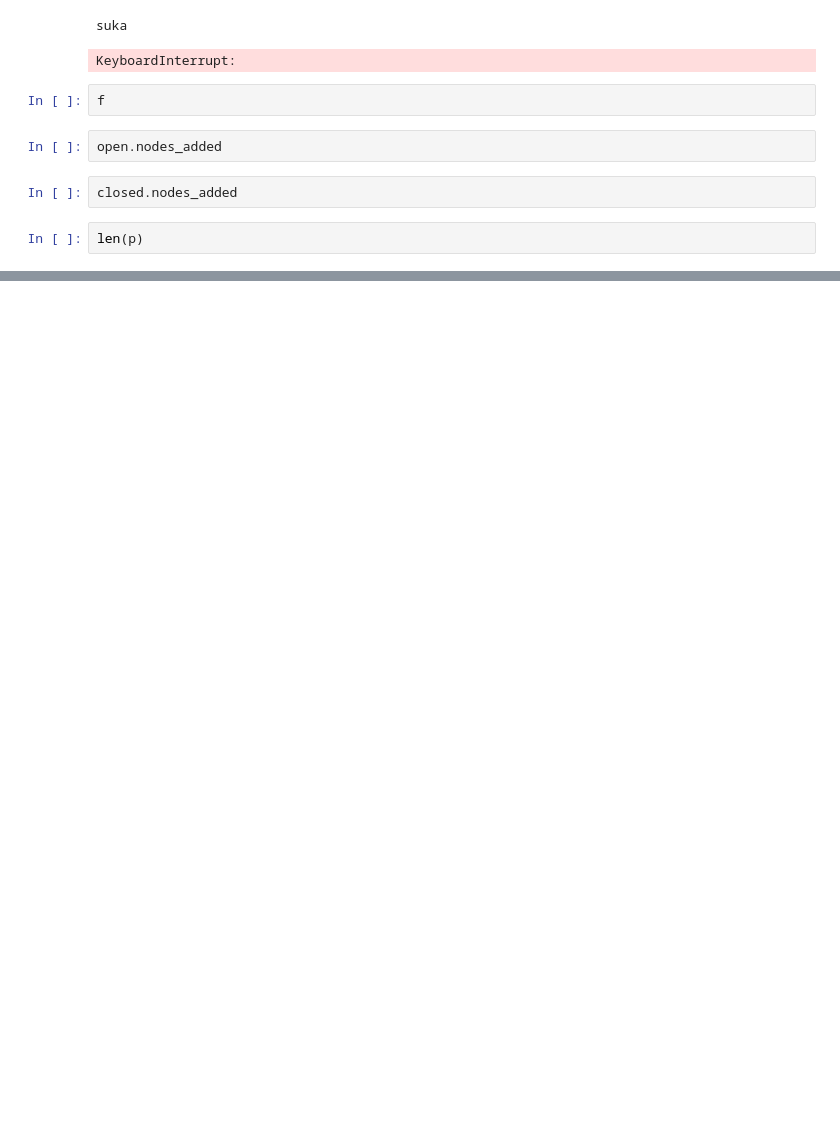
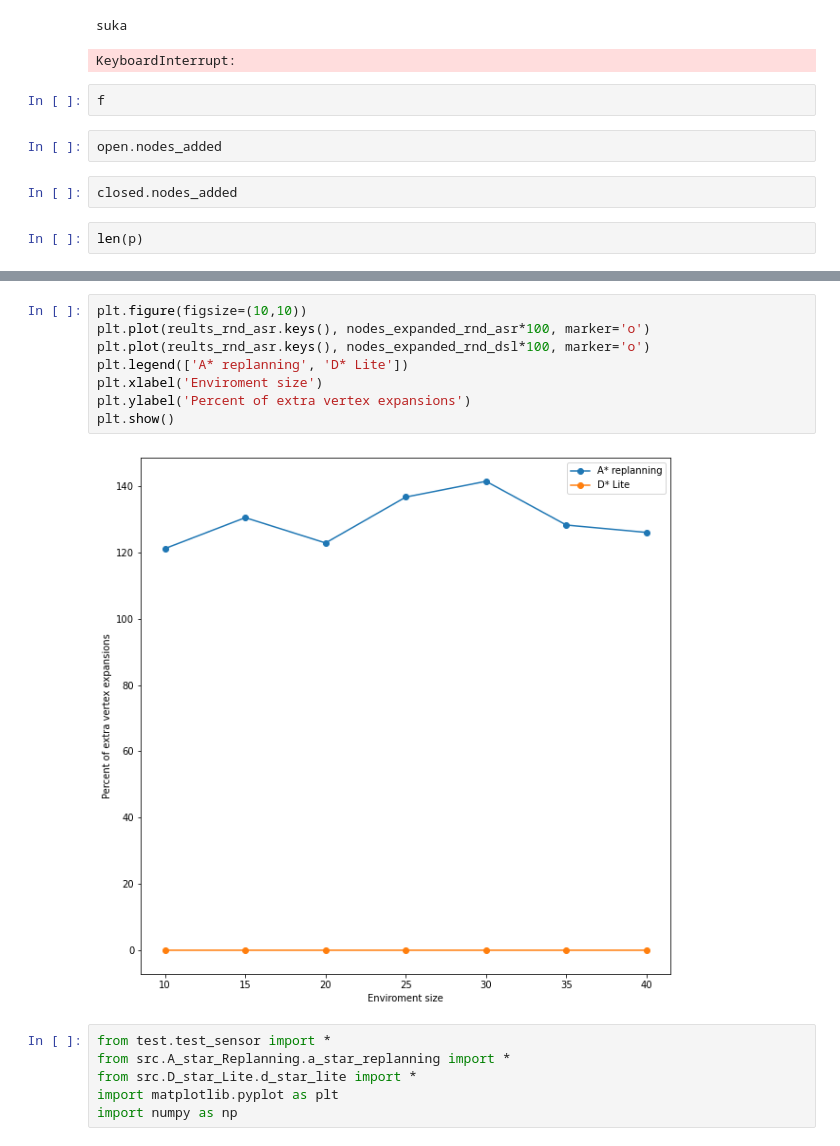
Before and after one commit to aokiga/d_star_lite, a Jupyter notebook: test_and_visual.ipynb, the cells around one changed output, grey strips where cells are left out. Cells and saved outputs as stored; diff of their text form; blank space fills up the shorter version.

```diff
--- a/test_and_visual.ipynb
+++ b/test_and_visual.ipynb
@@ -65,0 +119,16 @@ len(p)
+# %%
+plt.figure(figsize=(10,10))
+plt.plot(reults_rnd_asr.keys(), nodes_expanded_rnd_asr*100, marker='o')
+plt.plot(reults_rnd_asr.keys(), nodes_expanded_rnd_dsl*100, marker='o')
+plt.legend(['A* replanning', 'D* Lite'])
+plt.xlabel('Enviroment size')
+plt.ylabel('Percent of extra vertex expansions')
+plt.show()
+# %% [output]
+[figure, added]
+# %%
+from test.test_sensor import *
+from src.A_star_Replanning.a_star_replanning import *
+from src.D_star_Lite.d_star_lite import *
+import matplotlib.pyplot as plt
+import numpy as np
```
Also changed, not shown: parts of 26 cells of this notebook, 6 other files.
